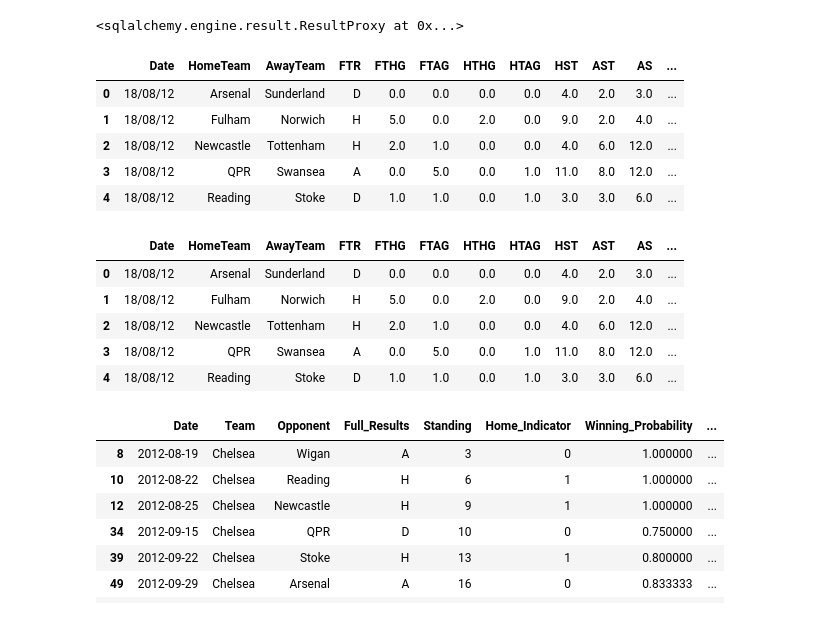
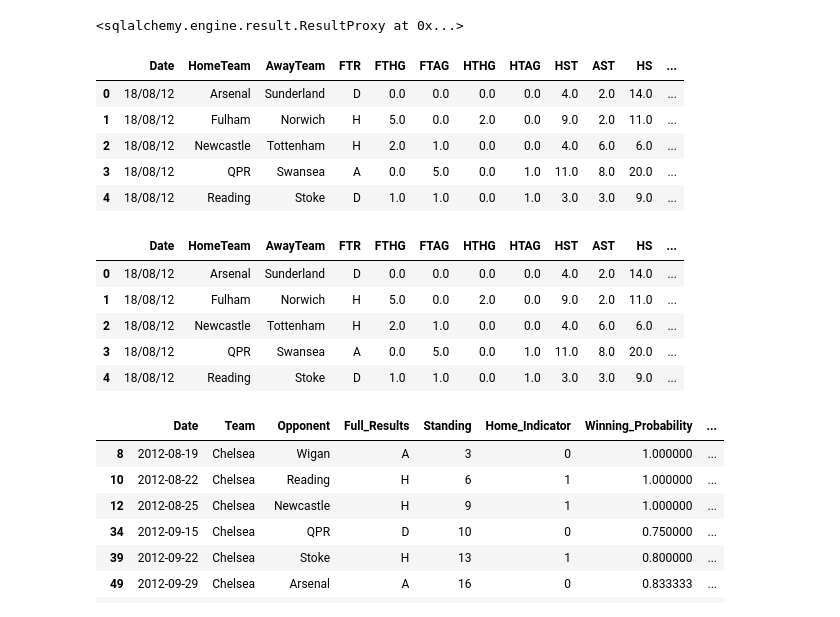
Before and after one commit to goandseeleah/gambling-soccer, a Jupyter notebook: MLP.ipynb, the cells around one changed output. Cells and saved outputs as stored; diff of their text form; code cells hidden in the pictures.

```diff
--- a/MLP.ipynb
+++ b/MLP.ipynb
@@ -21,34 +21,34 @@ engine.execute('USE ml_football')
 <sqlalchemy.engine.result.ResultProxy at 0x...>
 # %%
 # all seasons for England
-df = pd.read_sql('select Date, HomeTeam, AwayTeam, FTR, FTHG, FTAG, HTHG, HTAG, HST, AST, `AS`, `HS` from England', con = engine)
+df = pd.read_sql('select Date, HomeTeam, AwayTeam, FTR, FTHG, FTAG, HTHG, HTAG, HST, AST, `HS`, `AS` from England', con = engine)
 
 year = []
 month = []
 results = []
 for i in range(df.shape[0]):
     datetime = df['Date'][i].to_pydatetime()
     year.append(datetime.year)
     month.append(datetime.month)
     if df['FTR'][i] == 'D':
         results.append(0)
     elif df['FTR'][i] == 'A':
         results.append(1)
     else:
         results.append(2)
 #     df['Date'][i].to_string()
 df['Date'] = df['Date'].dt.strftime('%d/%m/%y')
 df['results'] = results
 df['year'] = year
 df['month'] = month
 df.head()
 # %% [output]
-|  | Date | HomeTeam | AwayTeam | FTR | FTHG | FTAG | HTHG | HTAG | HST | AST | AS | ... |
-| 0 | 18/08/12 | Arsenal | Sunderland | D | 0.0 | 0.0 | 0.0 | 0.0 | 4.0 | 2.0 | 3.0 | ... |
-| 1 | 18/08/12 | Fulham | Norwich | H | 5.0 | 0.0 | 2.0 | 0.0 | 9.0 | 2.0 | 4.0 | ... |
-| 2 | 18/08/12 | Newcastle | Tottenham | H | 2.0 | 1.0 | 0.0 | 0.0 | 4.0 | 6.0 | 12.0 | ... |
-| 3 | 18/08/12 | QPR | Swansea | A | 0.0 | 5.0 | 0.0 | 1.0 | 11.0 | 8.0 | 12.0 | ... |
-| 4 | 18/08/12 | Reading | Stoke | D | 1.0 | 1.0 | 0.0 | 1.0 | 3.0 | 3.0 | 6.0 | ... |
+|  | Date | HomeTeam | AwayTeam | FTR | FTHG | FTAG | HTHG | HTAG | HST | AST | HS | ... |
+| 0 | 18/08/12 | Arsenal | Sunderland | D | 0.0 | 0.0 | 0.0 | 0.0 | 4.0 | 2.0 | 14.0 | ... |
+| 1 | 18/08/12 | Fulham | Norwich | H | 5.0 | 0.0 | 2.0 | 0.0 | 9.0 | 2.0 | 11.0 | ... |
+| 2 | 18/08/12 | Newcastle | Tottenham | H | 2.0 | 1.0 | 0.0 | 0.0 | 4.0 | 6.0 | 6.0 | ... |
+| 3 | 18/08/12 | QPR | Swansea | A | 0.0 | 5.0 | 0.0 | 1.0 | 11.0 | 8.0 | 20.0 | ... |
+| 4 | 18/08/12 | Reading | Stoke | D | 1.0 | 1.0 | 0.0 | 1.0 | 3.0 | 3.0 | 9.0 | ... |
 # %%
 # season 2012 for England
 df1 = df.loc[df['year'] == 2012].loc[df['month'] > 5]
@@ -56,12 +56,12 @@ df2 = df.loc[df['year'] == 2013].loc[df['month'] < 6]
 df_eng12 = pd.concat([df1,df2])
 df_eng12.head()
 # %% [output]
-|  | Date | HomeTeam | AwayTeam | FTR | FTHG | FTAG | HTHG | HTAG | HST | AST | AS | ... |
-| 0 | 18/08/12 | Arsenal | Sunderland | D | 0.0 | 0.0 | 0.0 | 0.0 | 4.0 | 2.0 | 3.0 | ... |
-| 1 | 18/08/12 | Fulham | Norwich | H | 5.0 | 0.0 | 2.0 | 0.0 | 9.0 | 2.0 | 4.0 | ... |
-| 2 | 18/08/12 | Newcastle | Tottenham | H | 2.0 | 1.0 | 0.0 | 0.0 | 4.0 | 6.0 | 12.0 | ... |
-| 3 | 18/08/12 | QPR | Swansea | A | 0.0 | 5.0 | 0.0 | 1.0 | 11.0 | 8.0 | 12.0 | ... |
-| 4 | 18/08/12 | Reading | Stoke | D | 1.0 | 1.0 | 0.0 | 1.0 | 3.0 | 3.0 | 6.0 | ... |
+|  | Date | HomeTeam | AwayTeam | FTR | FTHG | FTAG | HTHG | HTAG | HST | AST | HS | ... |
+| 0 | 18/08/12 | Arsenal | Sunderland | D | 0.0 | 0.0 | 0.0 | 0.0 | 4.0 | 2.0 | 14.0 | ... |
+| 1 | 18/08/12 | Fulham | Norwich | H | 5.0 | 0.0 | 2.0 | 0.0 | 9.0 | 2.0 | 11.0 | ... |
+| 2 | 18/08/12 | Newcastle | Tottenham | H | 2.0 | 1.0 | 0.0 | 0.0 | 4.0 | 6.0 | 6.0 | ... |
+| 3 | 18/08/12 | QPR | Swansea | A | 0.0 | 5.0 | 0.0 | 1.0 | 11.0 | 8.0 | 20.0 | ... |
+| 4 | 18/08/12 | Reading | Stoke | D | 1.0 | 1.0 | 0.0 | 1.0 | 3.0 | 3.0 | 9.0 | ... |
 # %%
 def dataTransformer(data,features):
 
```
Also changed, not shown: parts of 4 cells of this notebook.
